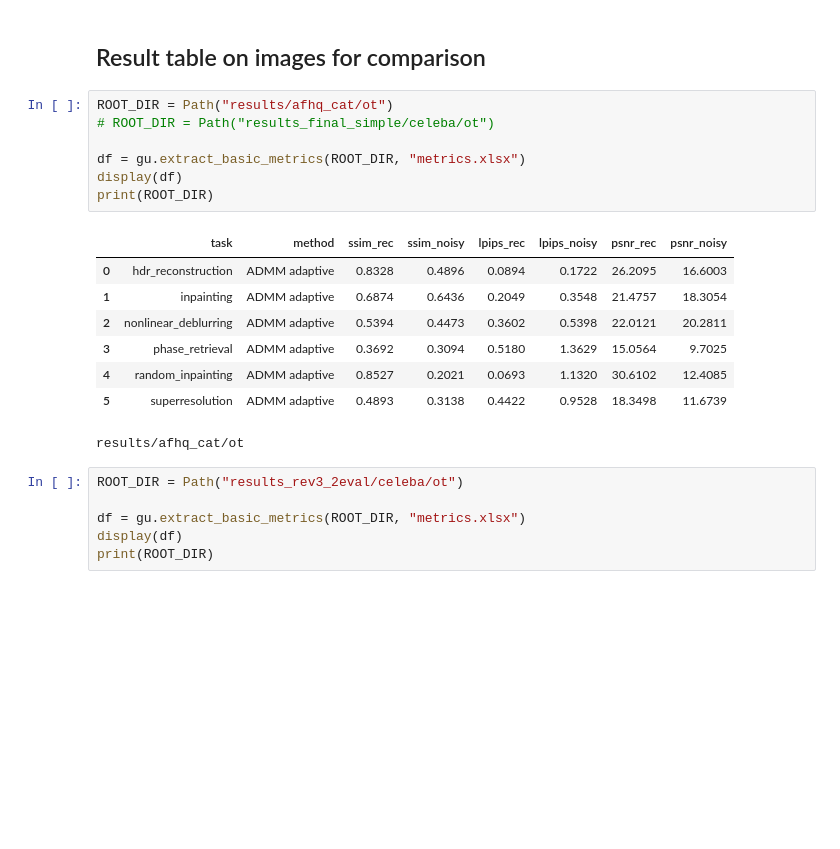
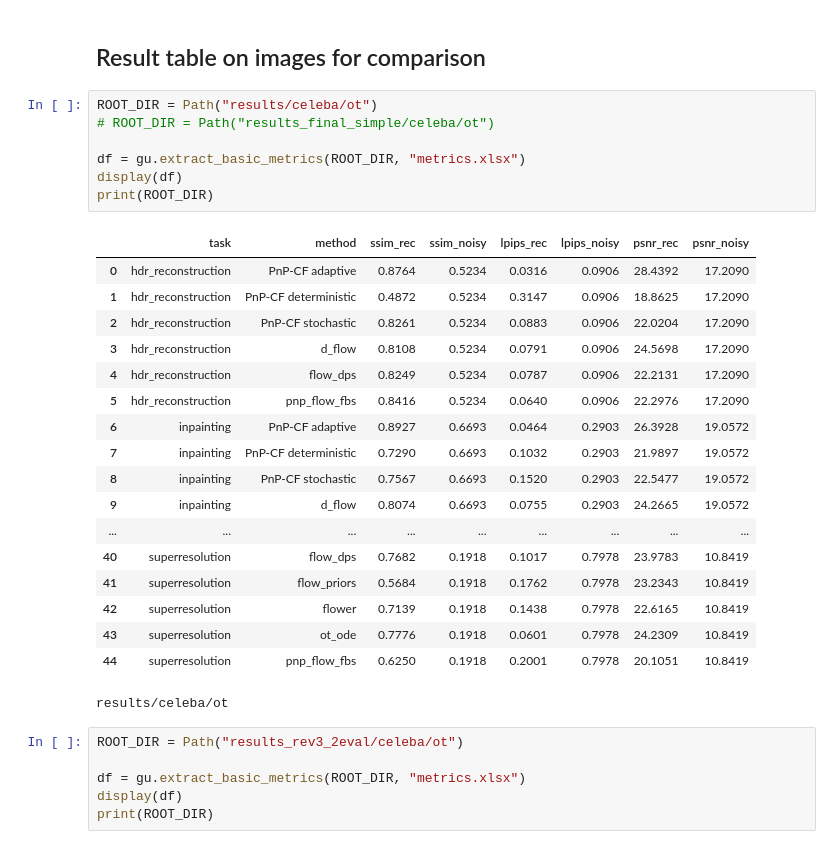
Before and after one commit to dibyanshu100/PnP_ConsensusFlow, a Jupyter notebook: graphs.ipynb, the cells around one changed output. Cells and saved outputs as stored; diff of their text form; blank space fills up the shorter version.

```diff
--- a/graphs.ipynb
+++ b/graphs.ipynb
@@ -35,21 +38,31 @@ else:
 # %% [markdown]
 ## Result table on images for comparison
 # %%
-ROOT_DIR = Path("results/afhq_cat/ot")
+ROOT_DIR = Path("results/celeba/ot")
 # ROOT_DIR = Path("results_final_simple/celeba/ot")
 
 df = gu.extract_basic_metrics(ROOT_DIR, "metrics.xlsx")
 display(df)
 print(ROOT_DIR)
 # %% [output]
 |  | task | method | ssim_rec | ssim_noisy | lpips_rec | lpips_noisy | psnr_rec | psnr_noisy |
-| 0 | hdr_reconstruction | ADMM adaptive | 0.8328 | 0.4896 | 0.0894 | 0.1722 | 26.2095 | 16.6003 |
-| 1 | inpainting | ADMM adaptive | 0.6874 | 0.6436 | 0.2049 | 0.3548 | 21.4757 | 18.3054 |
-| 2 | nonlinear_deblurring | ADMM adaptive | 0.5394 | 0.4473 | 0.3602 | 0.5398 | 22.0121 | 20.2811 |
-| 3 | phase_retrieval | ADMM adaptive | 0.3692 | 0.3094 | 0.5180 | 1.3629 | 15.0564 | 9.7025 |
-| 4 | random_inpainting | ADMM adaptive | 0.8527 | 0.2021 | 0.0693 | 1.1320 | 30.6102 | 12.4085 |
-| 5 | superresolution | ADMM adaptive | 0.4893 | 0.3138 | 0.4422 | 0.9528 | 18.3498 | 11.6739 |
+| 0 | hdr_reconstruction | PnP-CF adaptive | 0.8764 | 0.5234 | 0.0316 | 0.0906 | 28.4392 | 17.2090 |
+| 1 | hdr_reconstruction | PnP-CF deterministic | 0.4872 | 0.5234 | 0.3147 | 0.0906 | 18.8625 | 17.2090 |
+| 2 | hdr_reconstruction | PnP-CF stochastic | 0.8261 | 0.5234 | 0.0883 | 0.0906 | 22.0204 | 17.2090 |
+| 3 | hdr_reconstruction | d_flow | 0.8108 | 0.5234 | 0.0791 | 0.0906 | 24.5698 | 17.2090 |
+| 4 | hdr_reconstruction | flow_dps | 0.8249 | 0.5234 | 0.0787 | 0.0906 | 22.2131 | 17.2090 |
+| 5 | hdr_reconstruction | pnp_flow_fbs | 0.8416 | 0.5234 | 0.0640 | 0.0906 | 22.2976 | 17.2090 |
+| 6 | inpainting | PnP-CF adaptive | 0.8927 | 0.6693 | 0.0464 | 0.2903 | 26.3928 | 19.0572 |
+| 7 | inpainting | PnP-CF deterministic | 0.7290 | 0.6693 | 0.1032 | 0.2903 | 21.9897 | 19.0572 |
+| 8 | inpainting | PnP-CF stochastic | 0.7567 | 0.6693 | 0.1520 | 0.2903 | 22.5477 | 19.0572 |
+| 9 | inpainting | d_flow | 0.8074 | 0.6693 | 0.0755 | 0.2903 | 24.2665 | 19.0572 |
+| ... | ... | ... | ... | ... | ... | ... | ... | ... |
+| 40 | superresolution | flow_dps | 0.7682 | 0.1918 | 0.1017 | 0.7978 | 23.9783 | 10.8419 |
+| 41 | superresolution | flow_priors | 0.5684 | 0.1918 | 0.1762 | 0.7978 | 23.2343 | 10.8419 |
+| 42 | superresolution | flower | 0.7139 | 0.1918 | 0.1438 | 0.7978 | 22.6165 | 10.8419 |
+| 43 | superresolution | ot_ode | 0.7776 | 0.1918 | 0.0601 | 0.7978 | 24.2309 | 10.8419 |
+| 44 | superresolution | pnp_flow_fbs | 0.6250 | 0.1918 | 0.2001 | 0.7978 | 20.1051 | 10.8419 |
-results/afhq_cat/ot
+results/celeba/ot
 # %%
 ROOT_DIR = Path("results_rev3_2eval/celeba/ot")
 
```
Also changed, not shown: parts of 1 cell of this notebook, 4 other files.
